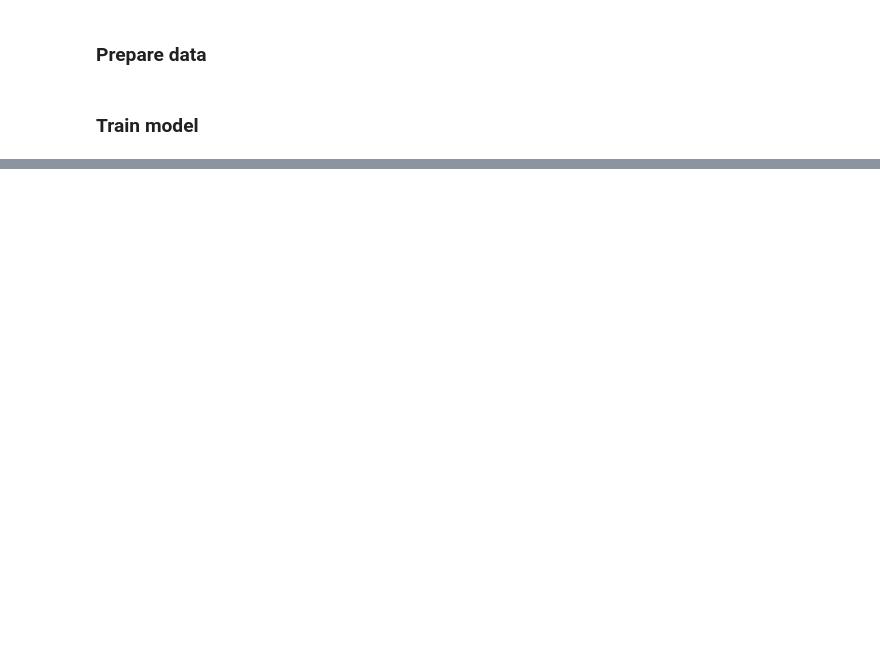
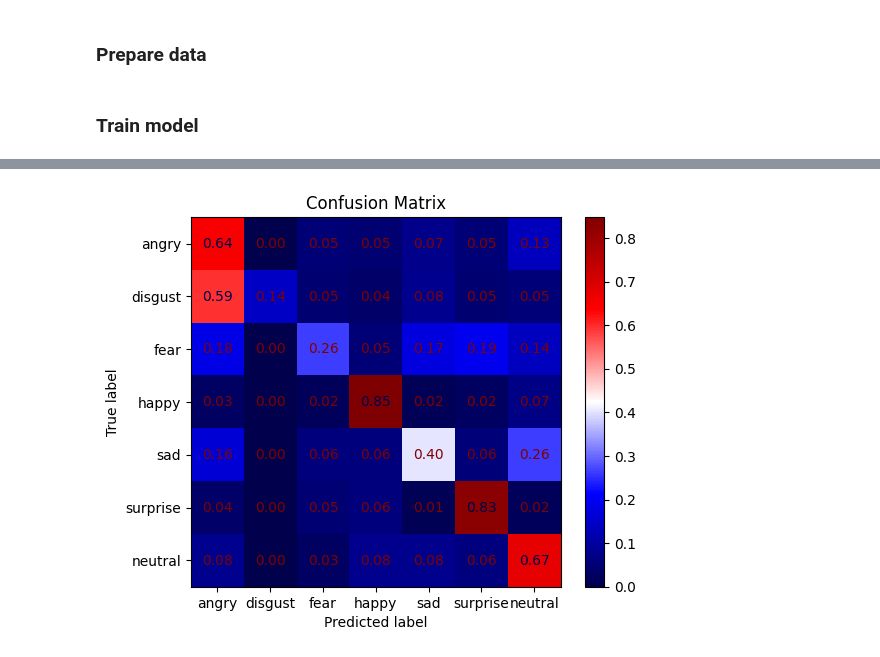
Before and after one commit to Phearakbothbunna/EmotionDetection, a Jupyter notebook: emotion_recognition.ipynb, the cells around one changed output, grey strips where cells are left out. Drawn from its saved outputs; the diff is of its cells as text; code cells hidden in the pictures; blank space fills up the shorter version.

Commit message:
added confusion matrix

```diff
--- a/emotion_recognition.ipynb
+++ b/emotion_recognition.ipynb
@@ -226,3 +221,20 @@ Test accuracy: 0.63
+# %%
+# Plot confusion matrix
+def plot_confusion_matrix(true_labels, predicted_labels, label_map):
+    # calculate confusion matrix
+    confuse_matrix = confusion_matrix(true_labels, predicted_labels)
+    # normalize confusion matrix
+    normalize_matrix = confuse_matrix.astype('float') / confuse_matrix.sum(axis=1)[:, np.newaxis]
+    display_obj = ConfusionMatrixDisplay(confusion_matrix=normalize_matrix, display_labels=list(label_map.values()))
+    # Plot
+    display_obj.plot(cmap='seismic', values_format=".2f")
+    plt.title("Confusion Matrix")
+    plt.xlabel("Predicted label")
+    plt.ylabel("True label")
+    plt.show()
+plot_confusion_matrix(test_labels, predicted_classes, reverse_label_map)
+# %% [output]
+[figure, added]
 # %%
 from scipy.stats import entropy
 
```
Also changed, not shown: parts of 3 cells of this notebook.
